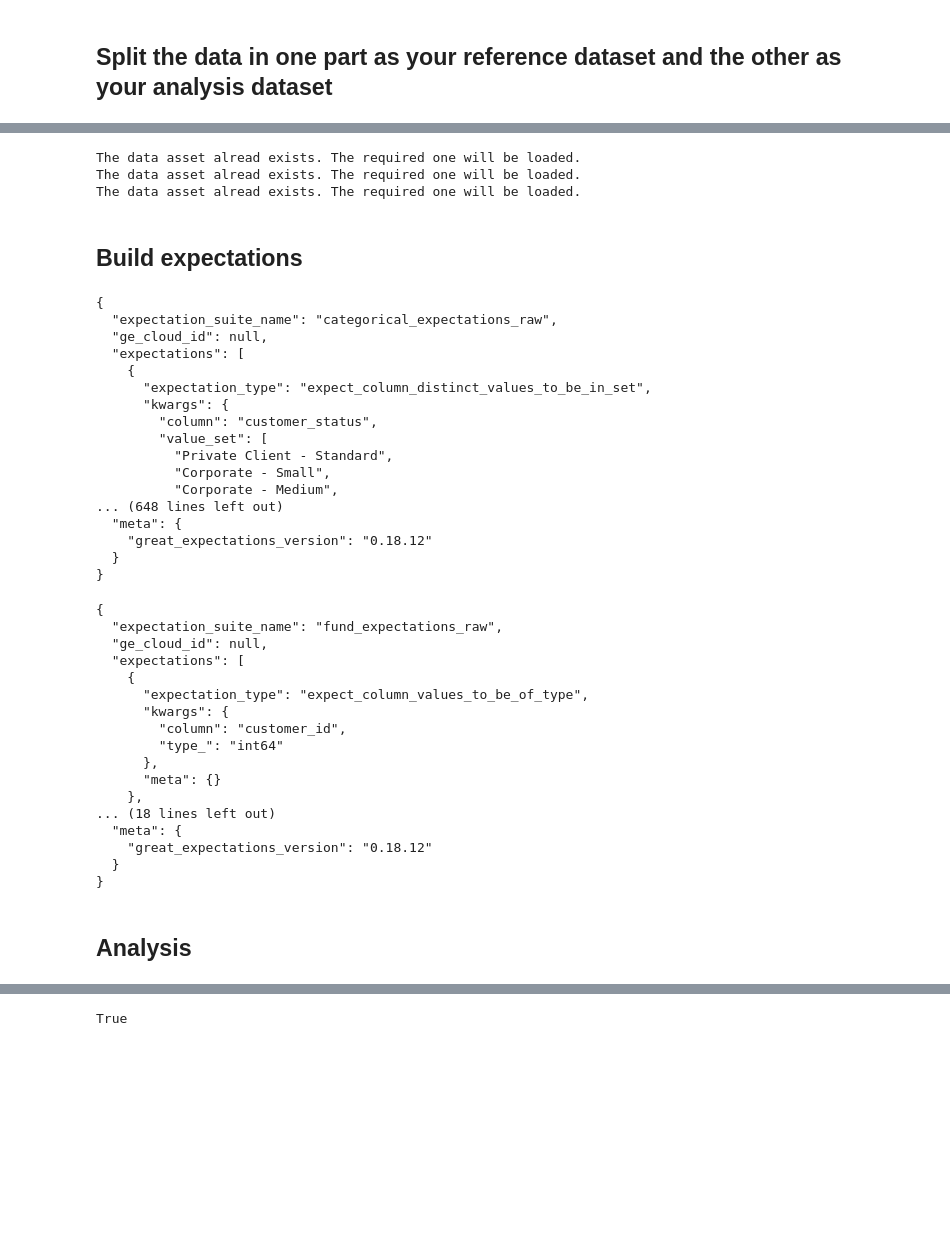
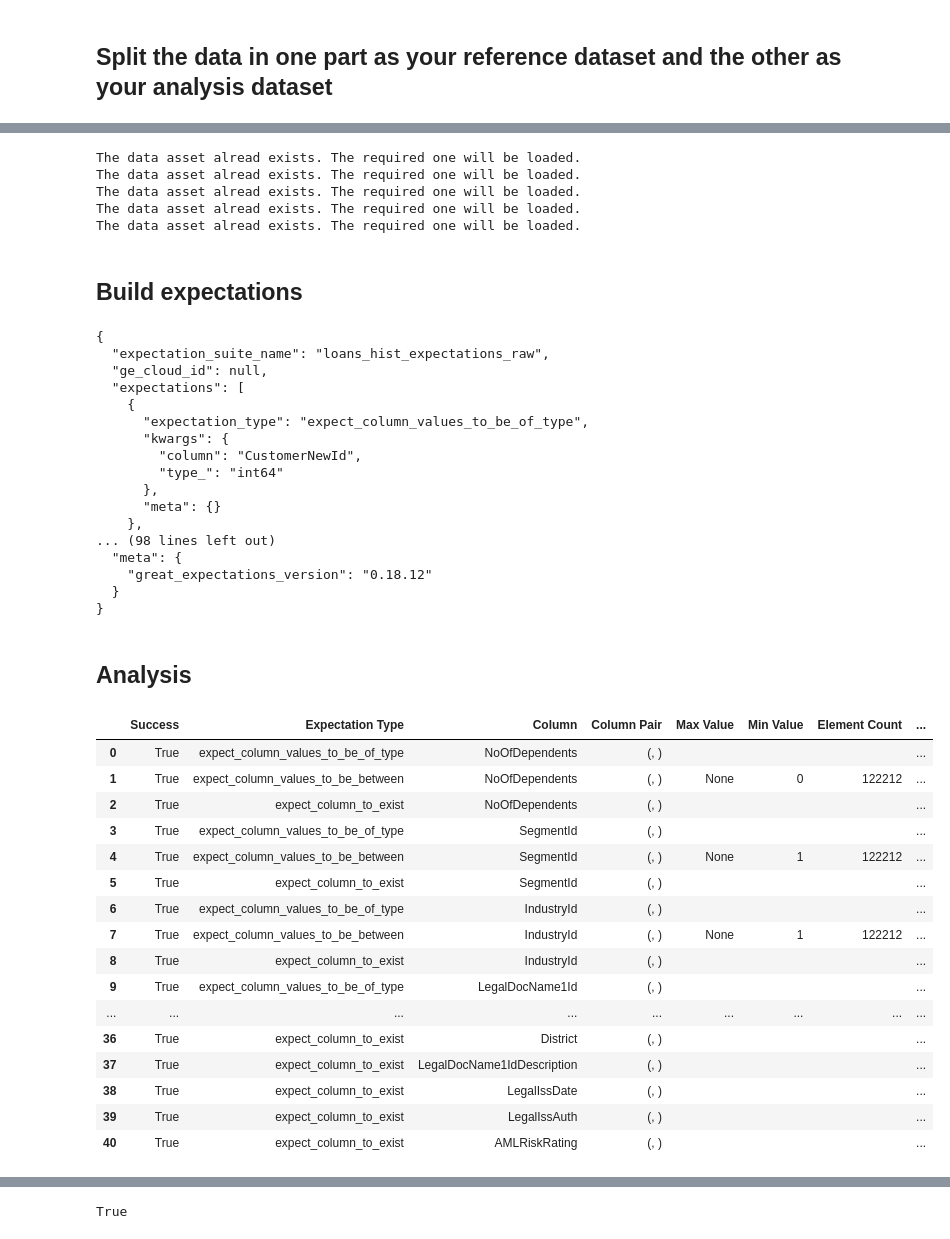
Before and after one commit to vilmanorja/MLOps_project, a Jupyter notebook: notebooks/expectations_raw_data.ipynb, the cells around one changed output, grey strips where cells are left out. Drawn from its saved outputs; the diff is of its cells as text; code cells hidden in the pictures; blank space fills up the shorter version.

Commit message:
add expectations + ingestion

```diff
--- a/notebooks/expectations_raw_data.ipynb
+++ b/notebooks/expectations_raw_data.ipynb
@@ -168,7 +78,7 @@ The data asset alread exists. The required one will be loaded.
 # %%
 data_asset_name = "customers_raw"
 try:
-    data_asset = datasource.add_dataframe_asset(name=data_asset_name, dataframe=df)
+    data_asset = datasource.add_dataframe_asset(name=data_asset_name, dataframe=customers)
 except:
     print("The data asset alread exists. The required one will be loaded.")
     data_asset = datasource.get_asset(data_asset_name)
@@ -180,6 +90,20 @@ except:
     print("The data asset alread exists. The required one will be loaded.")
     data_asset = datasource.get_asset(data_asset_name)
 
+data_asset_name = "loans_hist_raw"
+try:
+    data_asset = datasource.add_dataframe_asset(name=data_asset_name, dataframe=loans_hist)
+except:
+    print("The data asset alread exists. The required one will be loaded.")
+    data_asset = datasource.get_asset(data_asset_name)
+
+data_asset_name = "transactions_raw"
+try:
+    data_asset = datasource.add_dataframe_asset(name=data_asset_name, dataframe=transactions)
+except:
+    print("The data asset alread exists. The required one will be loaded.")
+    data_asset = datasource.get_asset(data_asset_name)
+
 data_asset_name = "funds_raw"
 try:
     data_asset = datasource.add_dataframe_asset(name=data_asset_name, dataframe=funds)
@@ -190,6 +114,8 @@ except:
 The data asset alread exists. The required one will be loaded.
 The data asset alread exists. The required one will be loaded.
 The data asset alread exists. The required one will be loaded.
+The data asset alread exists. The required one will be loaded.
+The data asset alread exists. The required one will be loaded.
 # %% [markdown]
 ## Build expectations
 # %%
@@ -579,46 +312,29 @@ validation_expectation_suite_categorical = build_expectation_suite("categorical_
-# %%
-context.add_or_update_expectation_suite(expectation_suite=validation_expectation_suite_numerical)
-context.add_or_update_expectation_suite(expectation_suite=validation_expectation_suite_categorical)
-# %% [output]
-{
-  "expectation_suite_name": "categorical_expectations_raw",
-  "ge_cloud_id": null,
-  "expectations": [
-    {
-      "expectation_type": "expect_column_distinct_values_to_be_in_set",
-      "kwargs": {
-        "column": "customer_status",
-        "value_set": [
-          "Private Client - Standard",
-          "Corporate - Small",
-          "Corporate - Medium",
-... (648 lines left out)
-  "meta": {
-    "great_expectations_version": "0.18.12"
-  }
-}
 # %%
 validation_expectation_suite_customer = build_expectation_suite("customer_expectations_raw", "customers_features")
-validation_expectation_suite_loan = build_expectation_suite("loan_expectations_raw", "loans_features")
-validation_expectation_suite_fund = build_expectation_suite("fund_expectations_raw", "funds_features")
+validation_expectation_suite_loans = build_expectation_suite("loans_expectations_raw", "loans_features")
+validation_expectation_suite_funds = build_expectation_suite("funds_expectations_raw", "funds_features")
+validation_expectation_suite_transactions = build_expectation_suite("transactions_expectations_raw", "transactions_features")
+validation_expectation_suite_loans_hist = build_expectation_suite("loans_hist_expectations_raw", "loans_hist_features")
 
 context.add_or_update_expectation_suite(expectation_suite=validation_expectation_suite_customer)
-context.add_or_update_expectation_suite(expectation_suite=validation_expectation_suite_loan)
-context.add_or_update_expectation_suite(expectation_suite=validation_expectation_suite_fund)
+context.add_or_update_expectation_suite(expectation_suite=validation_expectation_suite_loans)
+context.add_or_update_expectation_suite(expectation_suite=validation_expectation_suite_funds)
+context.add_or_update_expectation_suite(expectation_suite=validation_expectation_suite_transactions)
+context.add_or_update_expectation_suite(expectation_suite=validation_expectation_suite_loans_hist)
 # %% [output]
 {
-  "expectation_suite_name": "fund_expectations_raw",
+  "expectation_suite_name": "loans_hist_expectations_raw",
   "ge_cloud_id": null,
   "expectations": [
     {
       "expectation_type": "expect_column_values_to_be_of_type",
       "kwargs": {
-        "column": "customer_id",
+        "column": "CustomerNewId",
         "type_": "int64"
       },
       "meta": {}
     },
-... (18 lines left out)
+... (98 lines left out)
   "meta": {
     "great_expectations_version": "0.18.12"
   }
@@ -692,17 +409,36 @@ checkpoint_result = checkpoint_cat.run()
 # %%
-batch_request = data_asset.build_batch_request(dataframe=df)
+batch_request = data_asset.build_batch_request(dataframe=customers)
 
 checkpoint_customers = gx.checkpoint.SimpleCheckpoint(
         name="checkpoint_customers_raw",
         data_context=context,
         validations=[
             {
                 "batch_request": batch_request,
                 "expectation_suite_name": "customer_expectations_raw",
             },
         ],
 )
 checkpoint_result = checkpoint_customers.run()
+get_validation_results(checkpoint_result)
+# %% [output]
+|  | Success | Expectation Type | Column | Column Pair | Max Value | Min Value | Element Count | ... |
+| 0 | True | expect_column_values_to_be_of_type | NoOfDependents | (, ) |  |  |  | ... |
+| 1 | True | expect_column_values_to_be_between | NoOfDependents | (, ) | None | 0 | 122212 | ... |
+| 2 | True | expect_column_to_exist | NoOfDependents | (, ) |  |  |  | ... |
+| 3 | True | expect_column_values_to_be_of_type | SegmentId | (, ) |  |  |  | ... |
+| 4 | True | expect_column_values_to_be_between | SegmentId | (, ) | None | 1 | 122212 | ... |
+| 5 | True | expect_column_to_exist | SegmentId | (, ) |  |  |  | ... |
+| 6 | True | expect_column_values_to_be_of_type | IndustryId | (, ) |  |  |  | ... |
+| 7 | True | expect_column_values_to_be_between | IndustryId | (, ) | None | 1 | 122212 | ... |
+| 8 | True | expect_column_to_exist | IndustryId | (, ) |  |  |  | ... |
+| 9 | True | expect_column_values_to_be_of_type | LegalDocName1Id | (, ) |  |  |  | ... |
+| ... | ... | ... | ... | ... | ... | ... | ... | ... |
+| 36 | True | expect_column_to_exist | District | (, ) |  |  |  | ... |
+| 37 | True | expect_column_to_exist | LegalDocName1IdDescription | (, ) |  |  |  | ... |
+| 38 | True | expect_column_to_exist | LegalIssDate | (, ) |  |  |  | ... |
+| 39 | True | expect_column_to_exist | LegalIssAuth | (, ) |  |  |  | ... |
+| 40 | True | expect_column_to_exist | AMLRiskRating | (, ) |  |  |  | ... |
 # %%
 batch_request = data_asset.build_batch_request(dataframe=loans)
 
```
Also changed, not shown: parts of 26 cells of this notebook, 11 other files.
